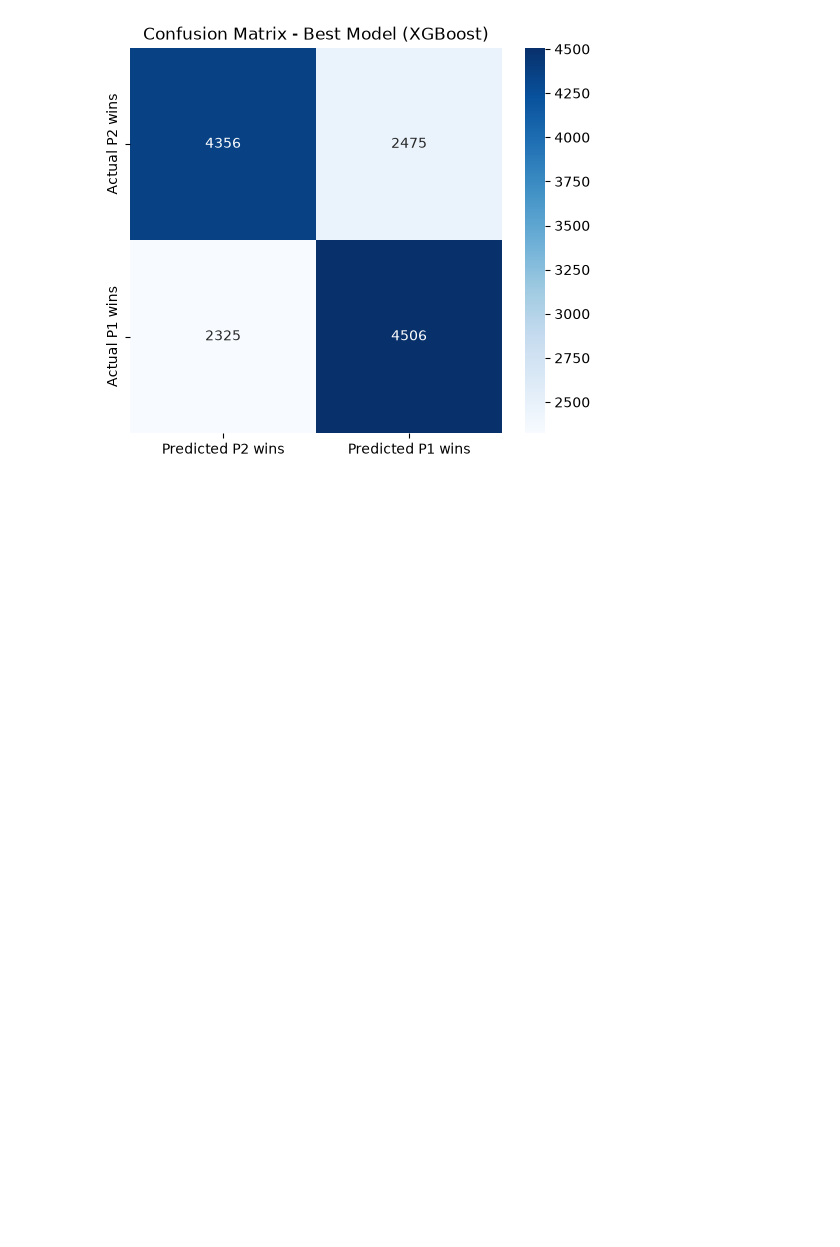
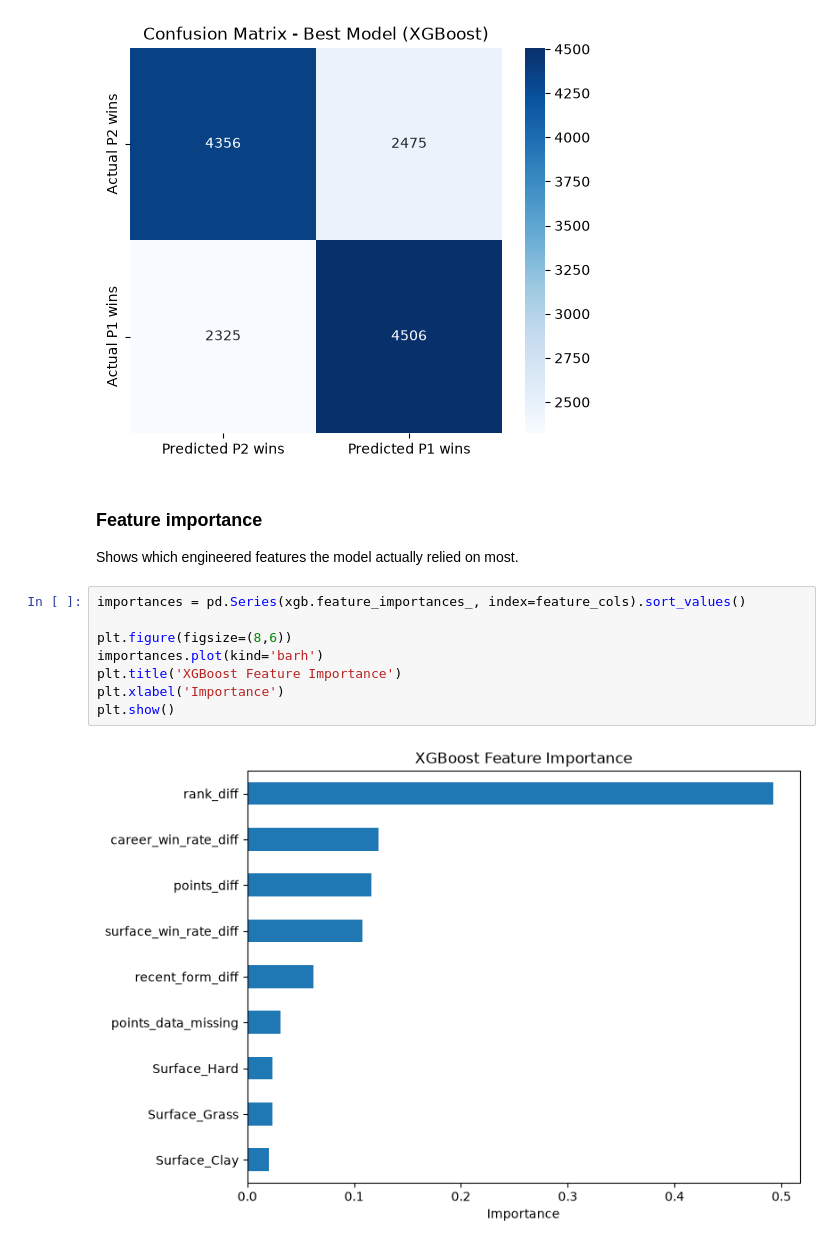
Before and after one commit to MariusMalong/tennis-predictor, a Jupyter notebook: 03_modeling.ipynb, the cells around one changed output. Saved outputs shown, nothing was run; the diff lists cells and outputs as text; blank space fills up the shorter version.

Commit message:
Add Feature Importance

```diff
--- a/03_modeling.ipynb
+++ b/03_modeling.ipynb
@@ -195,3 +195,17 @@ plt.title('Confusion Matrix - Best Model (XGBoost)')
 plt.show()
 # %% [output]
 [figure]
+# %% [markdown]
+### Feature importance
+
+Shows which engineered features the model actually relied on most.
+# %%
+importances = pd.Series(xgb.feature_importances_, index=feature_cols).sort_values()
+
+plt.figure(figsize=(8,6))
+importances.plot(kind='barh')
+plt.title('XGBoost Feature Importance')
+plt.xlabel('Importance')
+plt.show()
+# %% [output]
+[figure, added]
```
